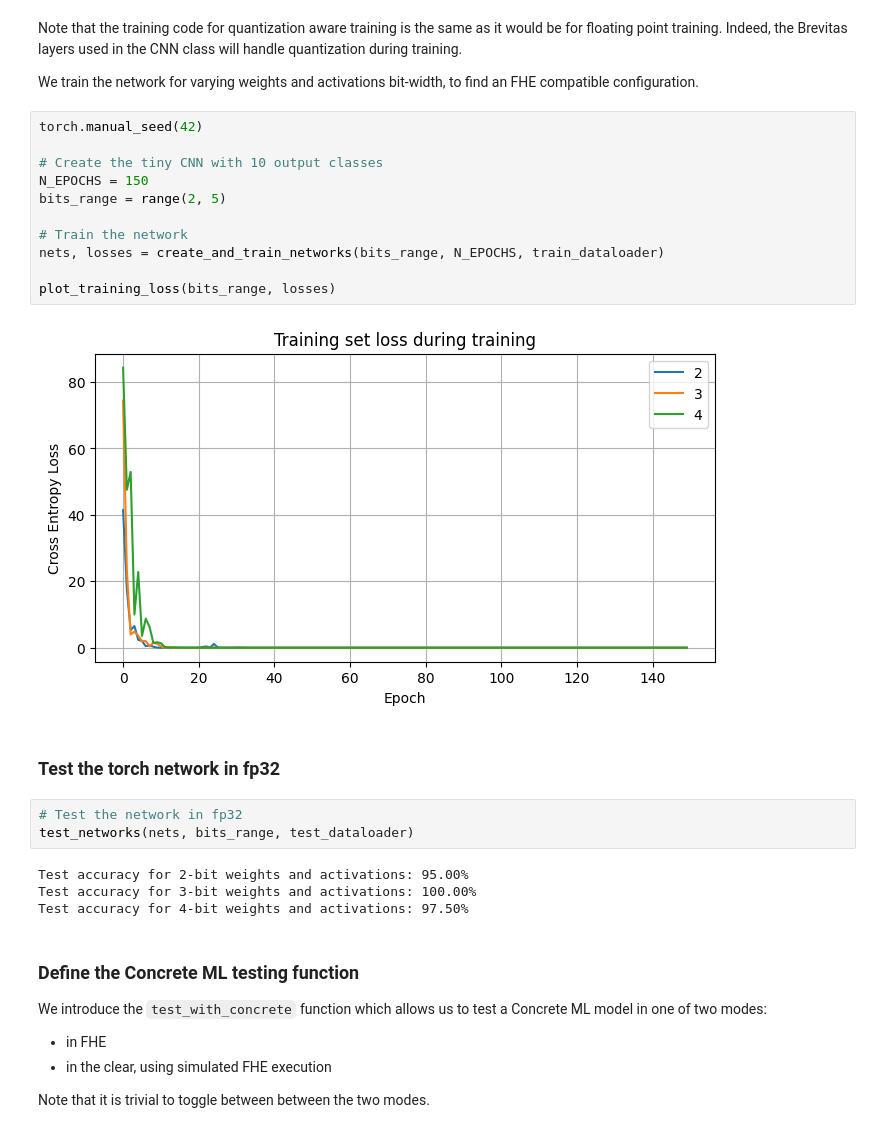
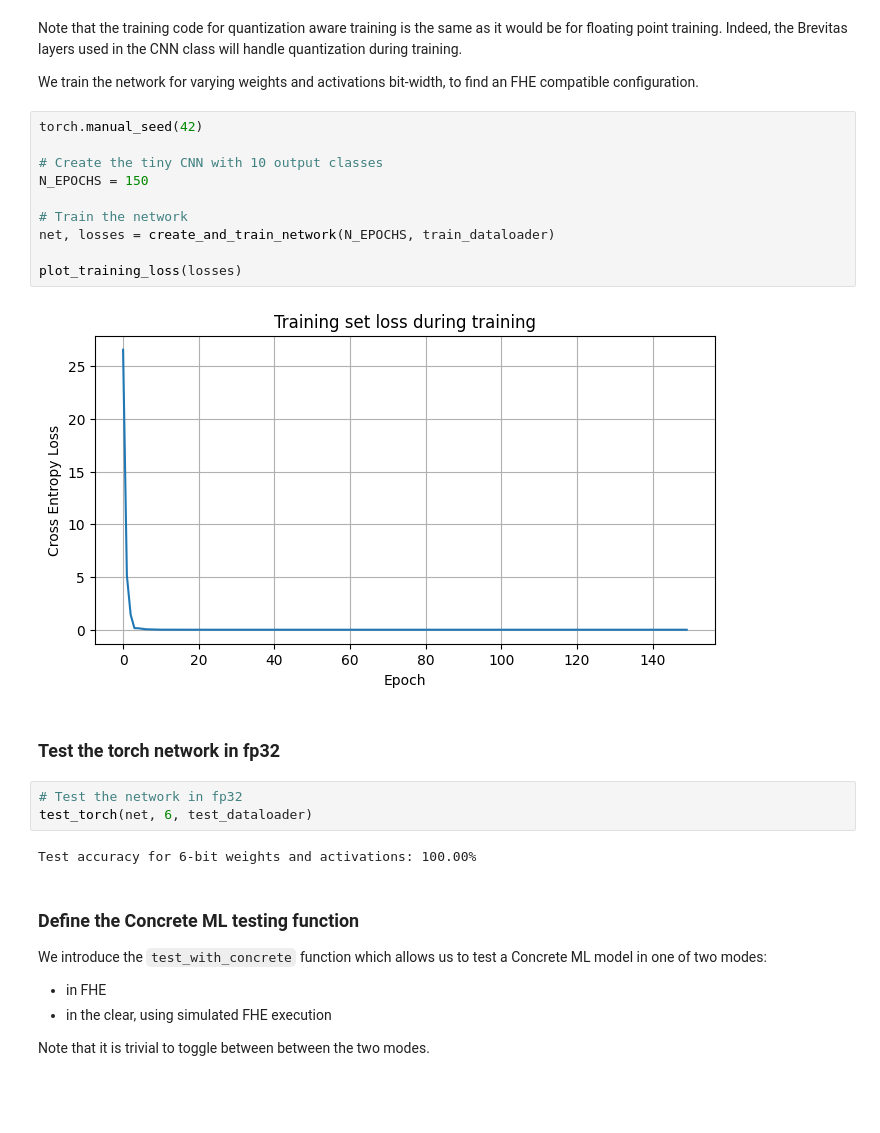
Before and after one commit to Memento-Research/human-in-picture-concrete-ml, a Jupyter notebook: ConvolutionalNeuralNetwork.ipynb, the cells around one changed output. Drawn from its saved outputs; the diff is of its cells as text; blank space fills up the shorter version.

Commit message:
feat: cnn v2 using new compiler and bigger network

```diff
--- a/ConvolutionalNeuralNetwork.ipynb
+++ b/ConvolutionalNeuralNetwork.ipynb
@@ -181,25 +164,22 @@ configuration.
 # %%
 torch.manual_seed(42)
 
 # Create the tiny CNN with 10 output classes
 N_EPOCHS = 150
-bits_range = range(2, 5)
 
 # Train the network
-nets, losses = create_and_train_networks(bits_range, N_EPOCHS, train_dataloader)
+net, losses = create_and_train_network(N_EPOCHS, train_dataloader)
 
-plot_training_loss(bits_range, losses)
+plot_training_loss(losses)
 # %% [output]
-[figure, old version]
+[figure, new version]
 # %% [markdown]
 ### Test the torch network in fp32
 # %%
 # Test the network in fp32
-test_networks(nets, bits_range, test_dataloader)
+test_torch(net, 6, test_dataloader)
 # %% [output]
-Test accuracy for 2-bit weights and activations: 95.00%
-Test accuracy for 3-bit weights and activations: 100.00%
-Test accuracy for 4-bit weights and activations: 97.50%
+Test accuracy for 6-bit weights and activations: 100.00%
 # %% [markdown]
 ### Define the Concrete ML testing function
 
```
Also changed, not shown: parts of 10 cells of this notebook, 4 other files.
